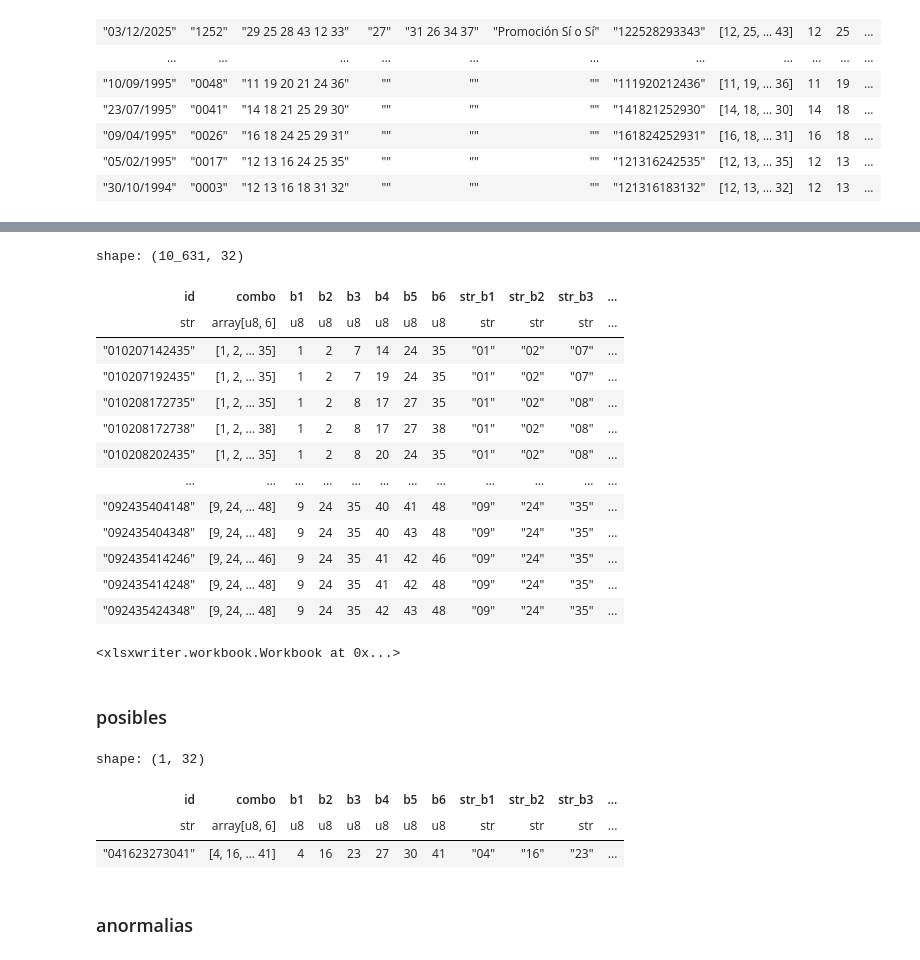
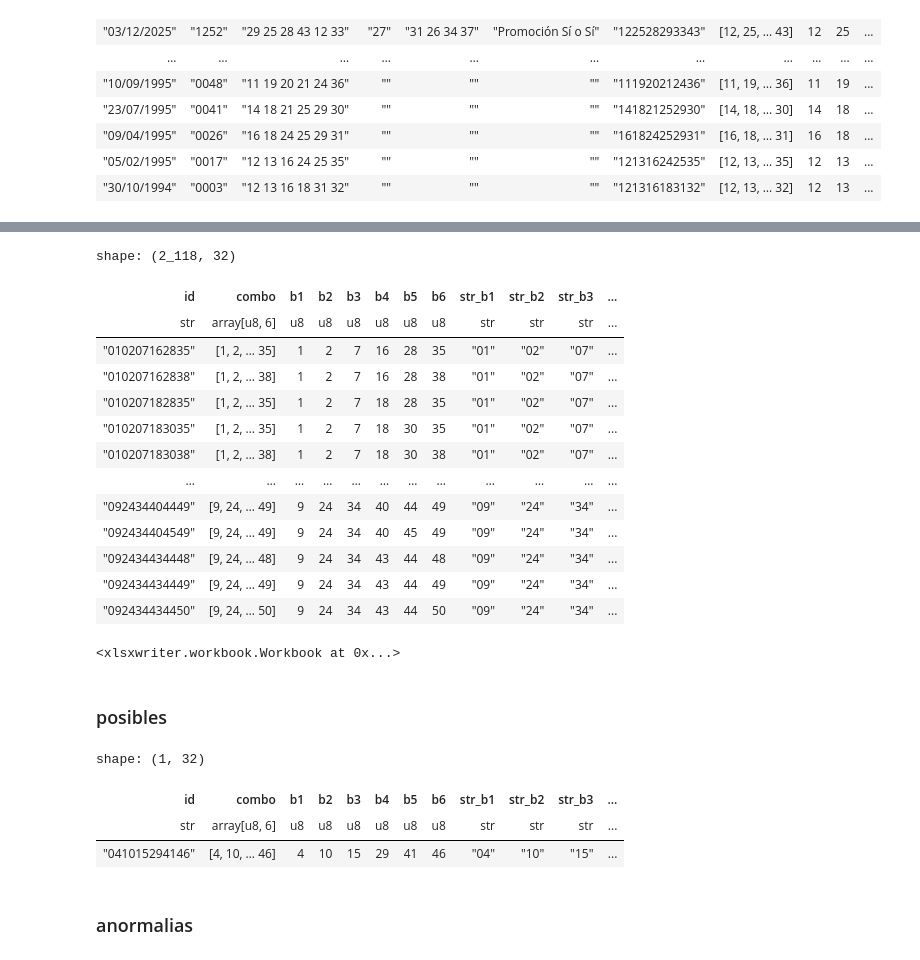
Before and after one commit to coins5/tinkapp.v4, a Jupyter notebook: explore_bolillas_v4_TNK.ipynb, the cells around one changed output, grey strips where cells are left out. Saved outputs shown, nothing was run; the diff lists cells and outputs as text; code cells hidden in the pictures.

```diff
--- a/explore_bolillas_v4_TNK.ipynb
+++ b/explore_bolillas_v4_TNK.ipynb
@@ -852,7 +852,7 @@ last_jsum = list(set(dfRows[0:10]["jsum"].to_list()))
 
 df_possible = df_Orows.filter(
   # pl.col("str_b1").is_in(["10", "11", "12", "13", "14", "15", "16"]),
-  pl.col("str_b1").is_in(["01", "03", "04", "05","07", "09"]),
+  pl.col("str_b1").is_in(["01", "03", "04", "09"]),
   # pl.col("str_b1").is_in(possible_b1),
   # pl.col("str_b2").is_in(possible_b2),
   # pl.col("str_b3").is_in(possible_b3),
@@ -907,45 +907,45 @@ df_possible = df_Orows.filter(
 
   # pl.col("jsum").is_in(jsums[0:15]),
   pl.col("jdiff").is_in(["5", "4"]),
   pl.col("j1") != pl.col("j2"),
   pl.col("j2") != pl.col("j3"),
   pl.col("j3") != pl.col("j4"),
   pl.col("j4") != pl.col("j5"),
 
 
 
   ~pl.col("j1").is_in(last_j1),
   ~pl.col("j2").is_in(last_j2),
   ~pl.col("j3").is_in(last_j3),
   ~pl.col("j4").is_in(last_j4),
   ~pl.col("j5").is_in(last_j5),
   ~pl.col("jsum").is_in(last_jsum)
 )
 
 
 
 display(df_possible)
 
 from datetime import date
 today = date.today()
 ddmmyyyy = today.strftime("%d%m%Y")
 
 df_possible.write_excel(f"./df_possible_v4_{ddmmyyyy}.xlsx")
 # %% [output]
-shape: (10_631, 32)
+shape: (2_118, 32)
 | id | combo | b1 | b2 | b3 | b4 | b5 | b6 | str_b1 | str_b2 | str_b3 | ... |
 | str | array[u8, 6] | u8 | u8 | u8 | u8 | u8 | u8 | str | str | str | ... |
-| "010207142435" | [1, 2, … 35] | 1 | 2 | 7 | 14 | 24 | 35 | "01" | "02" | "07" | ... |
-| "010207192435" | [1, 2, … 35] | 1 | 2 | 7 | 19 | 24 | 35 | "01" | "02" | "07" | ... |
-| "010208172735" | [1, 2, … 35] | 1 | 2 | 8 | 17 | 27 | 35 | "01" | "02" | "08" | ... |
-| "010208172738" | [1, 2, … 38] | 1 | 2 | 8 | 17 | 27 | 38 | "01" | "02" | "08" | ... |
-| "010208202435" | [1, 2, … 35] | 1 | 2 | 8 | 20 | 24 | 35 | "01" | "02" | "08" | ... |
+| "010207162835" | [1, 2, … 35] | 1 | 2 | 7 | 16 | 28 | 35 | "01" | "02" | "07" | ... |
+| "010207162838" | [1, 2, … 38] | 1 | 2 | 7 | 16 | 28 | 38 | "01" | "02" | "07" | ... |
+| "010207182835" | [1, 2, … 35] | 1 | 2 | 7 | 18 | 28 | 35 | "01" | "02" | "07" | ... |
+| "010207183035" | [1, 2, … 35] | 1 | 2 | 7 | 18 | 30 | 35 | "01" | "02" | "07" | ... |
+| "010207183038" | [1, 2, … 38] | 1 | 2 | 7 | 18 | 30 | 38 | "01" | "02" | "07" | ... |
 | … | … | … | … | … | … | … | … | … | … | … | ... |
-| "092435404148" | [9, 24, … 48] | 9 | 24 | 35 | 40 | 41 | 48 | "09" | "24" | "35" | ... |
-| "092435404348" | [9, 24, … 48] | 9 | 24 | 35 | 40 | 43 | 48 | "09" | "24" | "35" | ... |
-| "092435414246" | [9, 24, … 46] | 9 | 24 | 35 | 41 | 42 | 46 | "09" | "24" | "35" | ... |
-| "092435414248" | [9, 24, … 48] | 9 | 24 | 35 | 41 | 42 | 48 | "09" | "24" | "35" | ... |
-| "092435424348" | [9, 24, … 48] | 9 | 24 | 35 | 42 | 43 | 48 | "09" | "24" | "35" | ... |
+| "092434404449" | [9, 24, … 49] | 9 | 24 | 34 | 40 | 44 | 49 | "09" | "24" | "34" | ... |
+| "092434404549" | [9, 24, … 49] | 9 | 24 | 34 | 40 | 45 | 49 | "09" | "24" | "34" | ... |
+| "092434434448" | [9, 24, … 48] | 9 | 24 | 34 | 43 | 44 | 48 | "09" | "24" | "34" | ... |
+| "092434434449" | [9, 24, … 49] | 9 | 24 | 34 | 43 | 44 | 49 | "09" | "24" | "34" | ... |
+| "092434434450" | [9, 24, … 50] | 9 | 24 | 34 | 43 | 44 | 50 | "09" | "24" | "34" | ... |
 <xlsxwriter.workbook.Workbook at 0x...>
 # %% [markdown]
 ### posibles
@@ -956,7 +956,7 @@ df_possible.sample(n=1)
 shape: (1, 32)
 | id | combo | b1 | b2 | b3 | b4 | b5 | b6 | str_b1 | str_b2 | str_b3 | ... |
 | str | array[u8, 6] | u8 | u8 | u8 | u8 | u8 | u8 | str | str | str | ... |
-| "041623273041" | [4, 16, … 41] | 4 | 16 | 23 | 27 | 30 | 41 | "04" | "16" | "23" | ... |
+| "041015294146" | [4, 10, … 46] | 4 | 10 | 15 | 29 | 41 | 46 | "04" | "10" | "15" | ... |
 # %% [markdown]
 ### anormalias
 # %%
```
Also changed, not shown: parts of 15 cells of this notebook, 7 other files.
